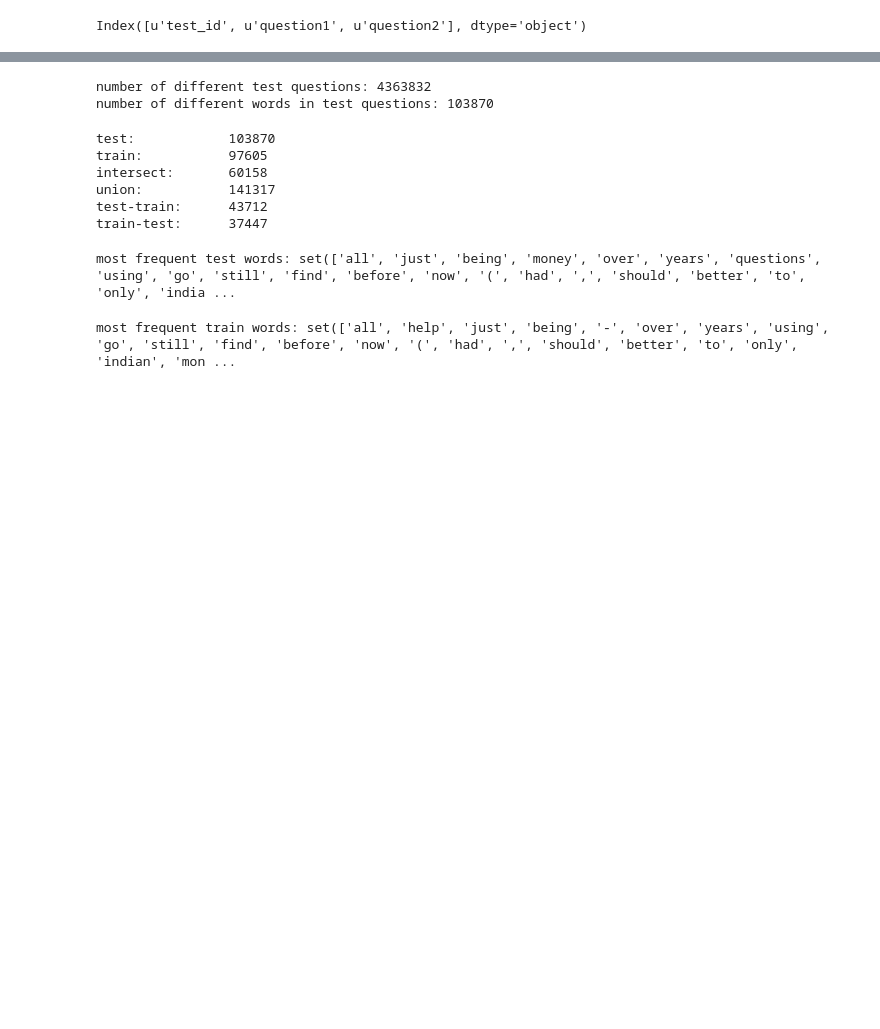
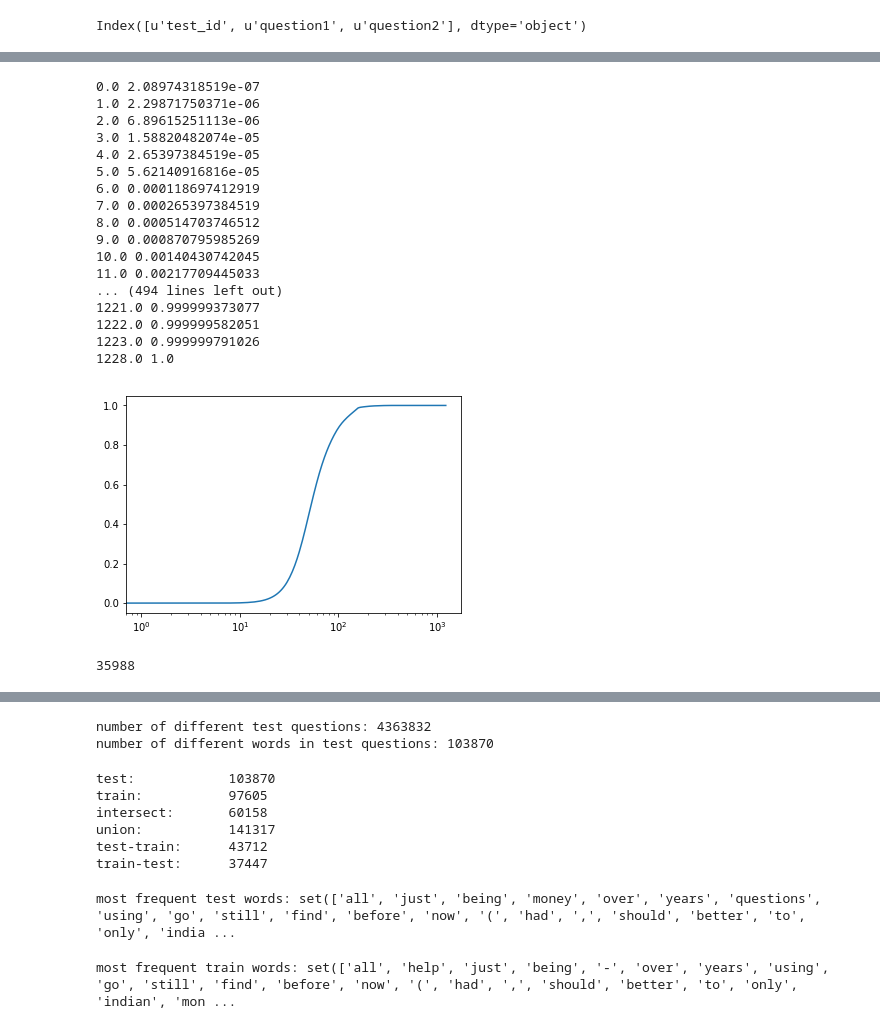
Before and after one commit to imandr/questions, a Jupyter notebook: tools/encoding.ipynb, the cells around one changed output, grey strips where cells are left out. Drawn from its saved outputs; the diff is of its cells as text; code cells hidden in the pictures; blank space fills up the shorter version.

```diff
--- a/tools/encoding.ipynb
+++ b/tools/encoding.ipynb
@@ -85,0 +129,41 @@ print cumulative[200]
+# %%
+from collections import Counter
+
+counter = Counter(qlengths)
+x = []
+y = []
+cumulative = 0
+for (l, n) in sorted(counter.items(), key=lambda x:x[0]):
+    cumulative += n
+    x.append(l)
+    y.append(cumulative)
+
+x = np.array(x, dtype=np.float32)
+y = np.array(y, dtype=np.float32)/cumulative
+
+for i in range(len(x)):
+    print x[i], y[i]
+
+plt.plot(x, y)
+
+plt.xscale('log')
+plt.show()
+# %% [output]
+0.0 2.08974318519e-07
+1.0 2.29871750371e-06
+2.0 6.89615251113e-06
+3.0 1.58820482074e-05
+4.0 2.65397384519e-05
+5.0 5.62140916816e-05
+6.0 0.000118697412919
+7.0 0.000265397384519
+8.0 0.000514703746512
+9.0 0.000870795985269
+10.0 0.00140430742045
+11.0 0.00217709445033
+... (494 lines left out)
+1221.0 0.999999373077
+1222.0 0.999999582051
+1223.0 0.999999791026
+1228.0 1.0
+[figure, added]
@@ -85,0 +182,4 @@ print cumulative[200]
+# %%
+len(repeating_words)
+# %% [output]
+35988
```
Also changed, not shown: parts of 32 cells of this notebook, 4 other files.
